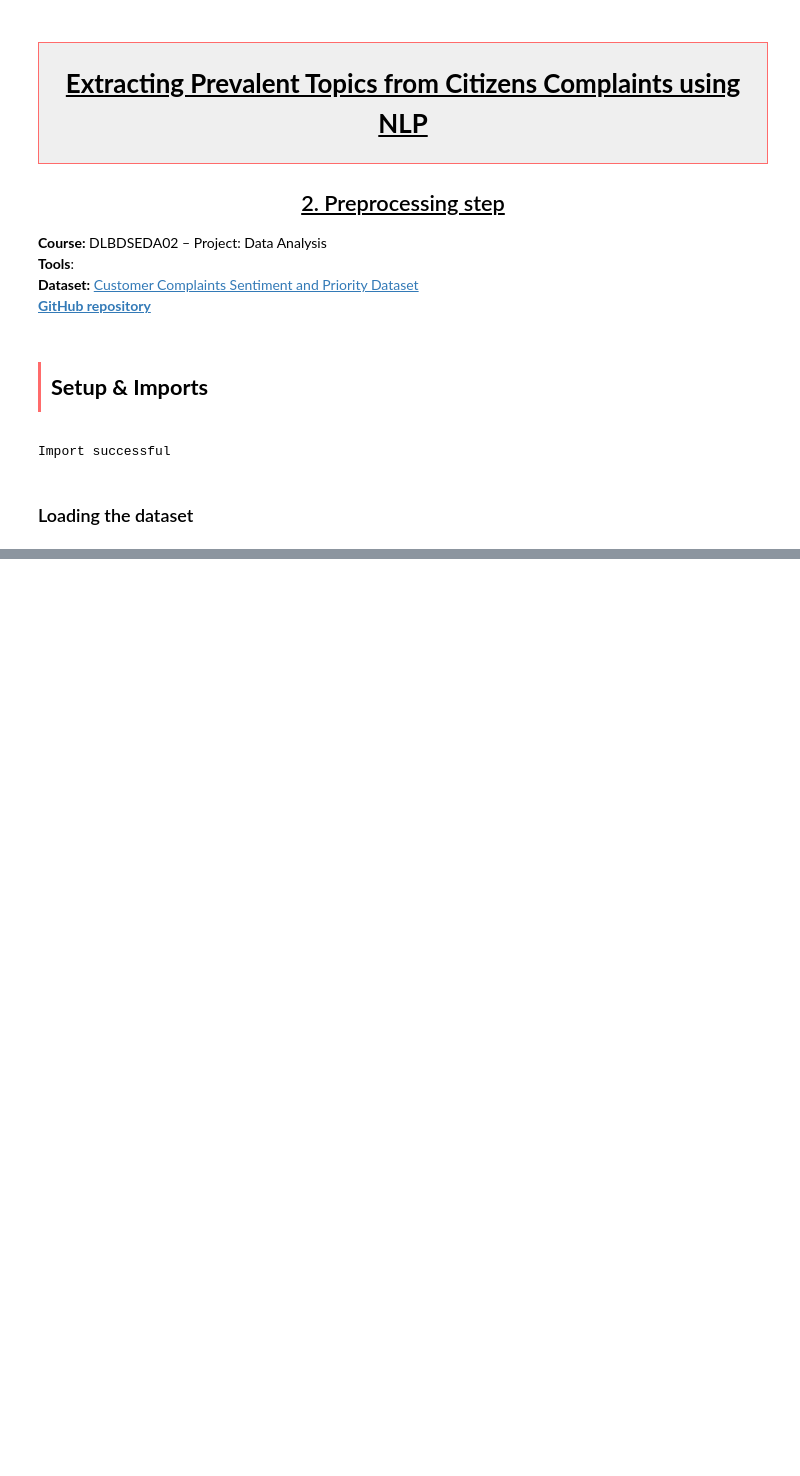
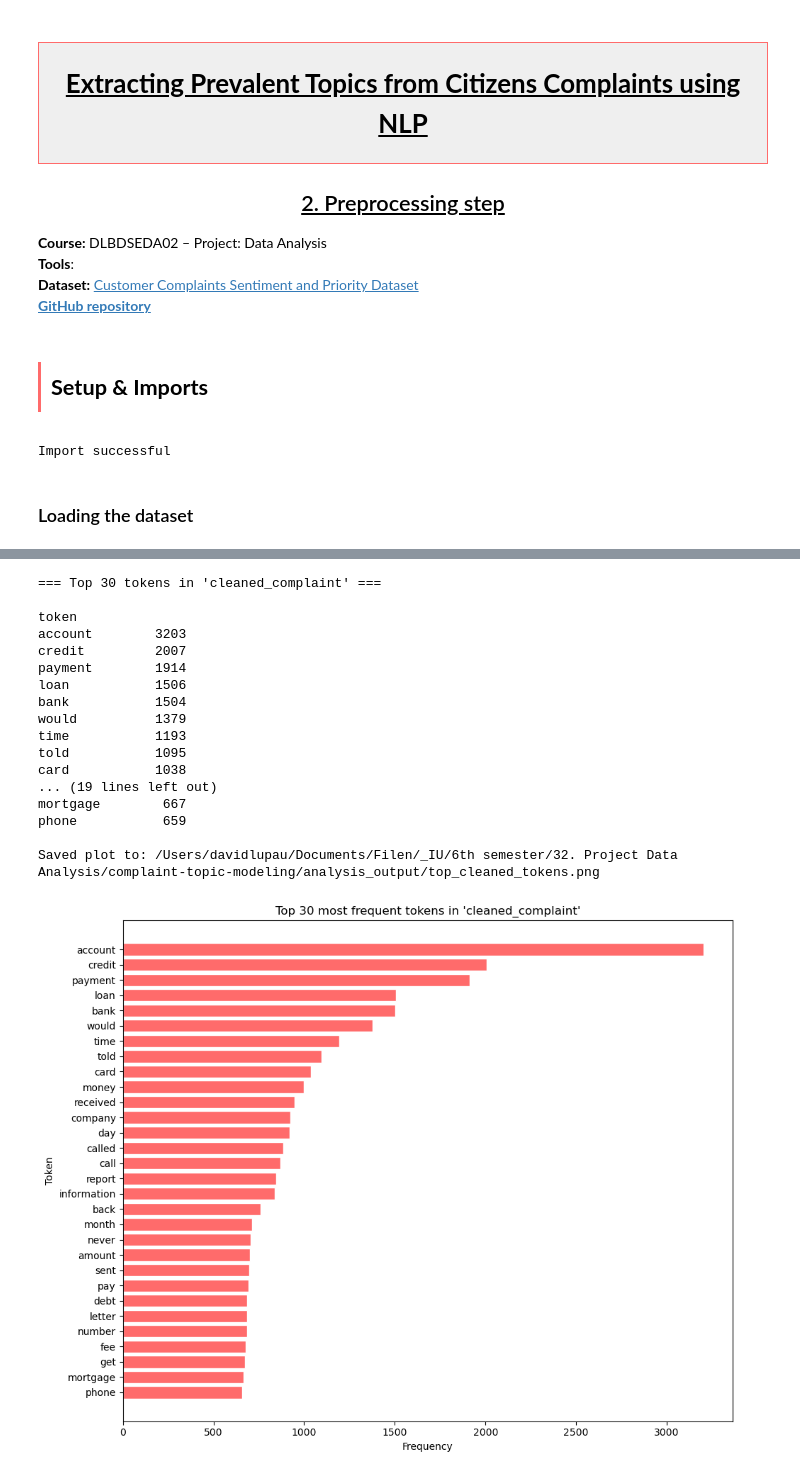
Before and after one commit to davidlupau/complaint-topic-modeling, a Jupyter notebook: notebooks/02_preprocessing.ipynb, the cells around one changed output, grey strips where cells are left out. Cells and saved outputs as stored; diff of their text form; code cells hidden in the pictures; blank space fills up the shorter version.

Commit message:
Preprocessing

```diff
--- a/notebooks/02_preprocessing.ipynb
+++ b/notebooks/02_preprocessing.ipynb
@@ -17,11 +34,5 @@ Import successful
 # %% [markdown]
 ### Loading the dataset
 # %%
-PROJECT_ROOT = next(
-    p for p in [Path.cwd(), *Path.cwd().parents]
-    if (p / "data").is_dir()
-)
-
-df = pd.read_csv(PROJECT_ROOT / "data" / "Customer_Complaints_Sentiment_and_Priority_Dataset.csv")
-print("Dataset loaded successfully")
+df = load_dataset("Customer_Complaints_Sentiment_and_Priority_Dataset.csv")
 # %% [output]
@@ -30,0 +129,3 @@ Dataset loaded successfully
+# %%
+processed_df = preprocess_corpus(df, min_tokens=5)
+processed_df.head()
@@ -30,0 +186,27 @@ Dataset loaded successfully
+# %%
+import matplotlib.pyplot as plt
+from data_exploration import check_frequent_tokens
+
+top_cleaned_tokens = check_frequent_tokens(
+    processed_df, column="cleaned_complaint", top_n=30, filename="top_cleaned_tokens.png"
+)
+plt.show()
+# %% [output]
+=== Top 30 tokens in 'cleaned_complaint' ===
+
+token
+account        3203
+credit         2007
+payment        1914
+loan           1506
+bank           1504
+would          1379
+time           1193
+told           1095
+card           1038
+... (19 lines left out)
+mortgage        667
+phone           659
+
+Saved plot to: /Users/davidlupau/Documents/Filen/_IU/6th semester/32. Project Data Analysis/complaint-topic-modeling/analysis_output/top_cleaned_tokens.png
+[figure, added]
```
Also changed, not shown: parts of 32 cells of this notebook, 7 other files.
